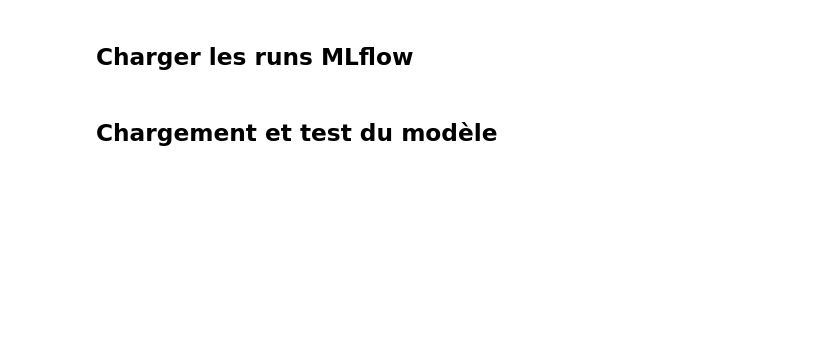
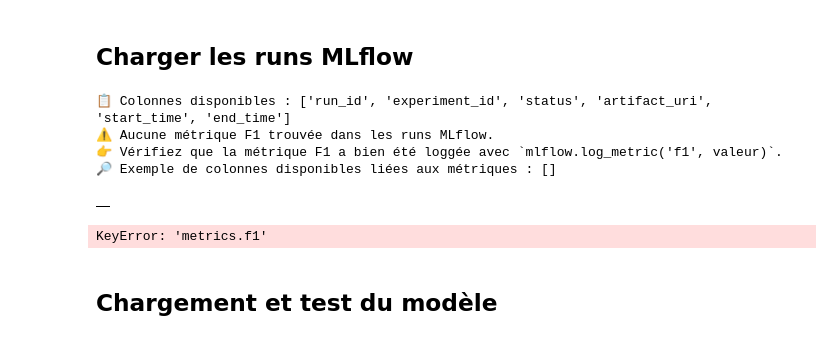
Before and after one commit to SalimM21/Churn-Prediction-avec-MLflow, a Jupyter notebook: notebooks/3_training_mlflow.ipynb, the cells around one changed output. Saved outputs shown, nothing was run; the diff lists cells and outputs as text; code cells hidden in the pictures; blank space fills up the shorter version.

```diff
--- a/notebooks/3_training_mlflow.ipynb
+++ b/notebooks/3_training_mlflow.ipynb
@@ -65,9 +96,43 @@ import pandas as pd
 client = mlflow.tracking.MlflowClient()
 experiment = client.get_experiment_by_name("Churn_Prediction_Models")
 runs = mlflow.search_runs(experiment_ids=[experiment.experiment_id])
+# %%
+# Vérifier les colonnes disponibles
+print("📋 Colonnes disponibles :", runs.columns.tolist())
+
+# Rechercher la colonne correspondant à la métrique F1
+f1_cols = [col for col in runs.columns if "f1" in col.lower() and col.startswith("metrics.")]
+
+# Si aucune métrique F1 n'est trouvée, afficher un message explicatif au lieu de lever une erreur
+if not f1_cols:
+    print("⚠️ Aucune métrique F1 trouvée dans les runs MLflow.")
+    print("👉 Vérifiez que la métrique F1 a bien été loggée avec `mlflow.log_metric('f1', valeur)`.")
+    print("🔎 Exemple de colonnes disponibles liées aux métriques :",
+          [col for col in runs.columns if col.startswith("metrics.")])
+else:
+    # Sélectionner la première colonne F1 trouvée
+    f1_col = f1_cols[0]
+
+    # Trier les runs selon la meilleure valeur de F1
+    best_run = runs.sort_values(f1_col, ascending=False).iloc[0]
+
+    # Afficher le meilleur modèle avec sa valeur F1
+    md(f"**🏆 Meilleur modèle :** {best_run.get('tags.model_name', 'Nom inconnu')} "
+       f"({f1_col} = {best_run[f1_col]:.3f})")
+# %% [output]
+📋 Colonnes disponibles : ['run_id', 'experiment_id', 'status', 'artifact_uri', 'start_time', 'end_time']
+⚠️ Aucune métrique F1 trouvée dans les runs MLflow.
+👉 Vérifiez que la métrique F1 a bien été loggée avec `mlflow.log_metric('f1', valeur)`.
+🔎 Exemple de colonnes disponibles liées aux métriques : []
+# %%
+runs.filter(like="metrics.")
+# %% [output]
+|  |
 # %%
-best_run = runs.sort_values("metrics.f1_score", ascending=False).iloc[0]
-md(f"**Meilleur modèle :** {best_run['tags.model_name']} (F1 = {best_run['metrics.f1_score']:.3f})")
+best_run = runs.sort_values("metrics.f1", ascending=False).iloc[0]
+md(f"**Meilleur modèle :** {best_run['tags.model_name']} (F1 = {best_run['metrics.f1']:.3f})")
+# %% [output]
+KeyError: 'metrics.f1'
 # %% [markdown]
 ## Chargement et test du modèle
 # %%
```
Also changed, not shown: parts of 8 cells of this notebook, 17 other files.
